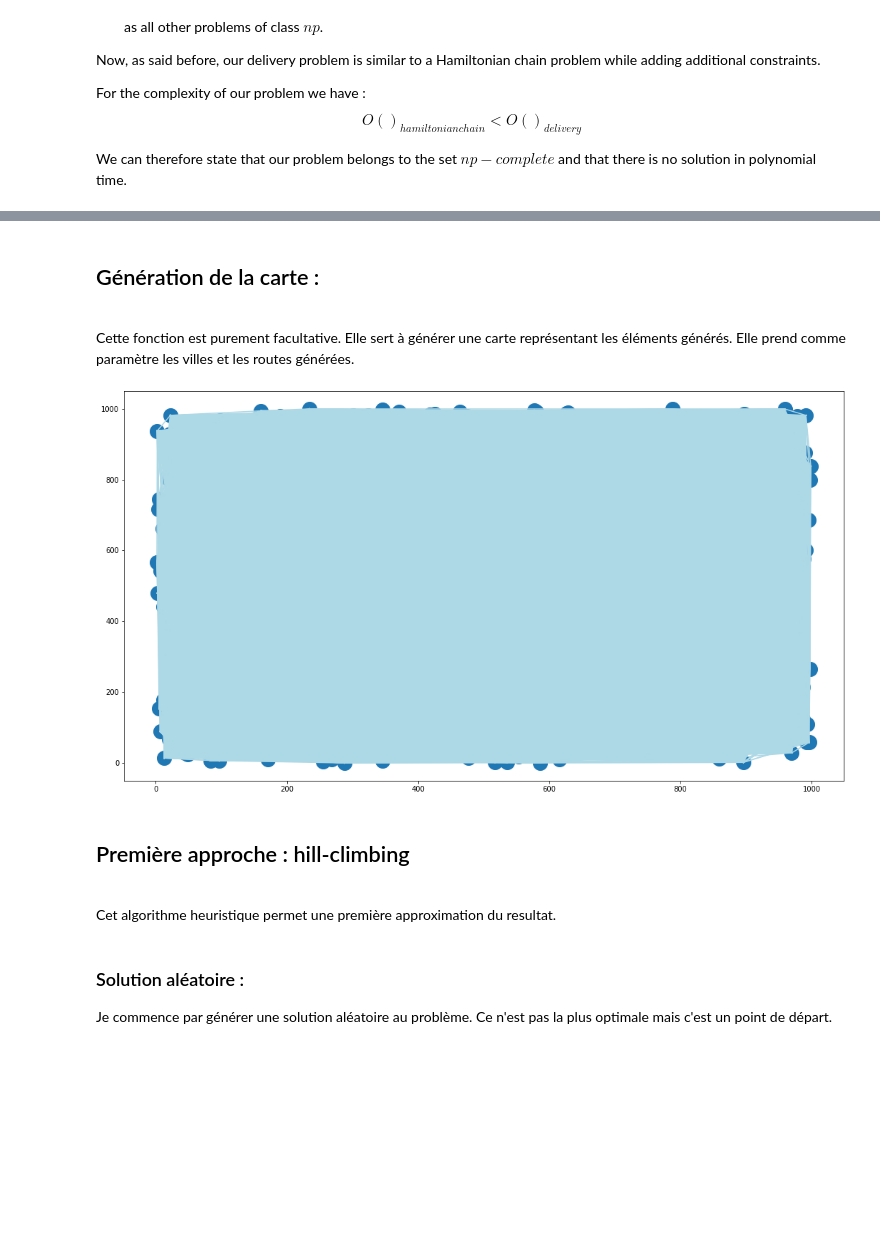
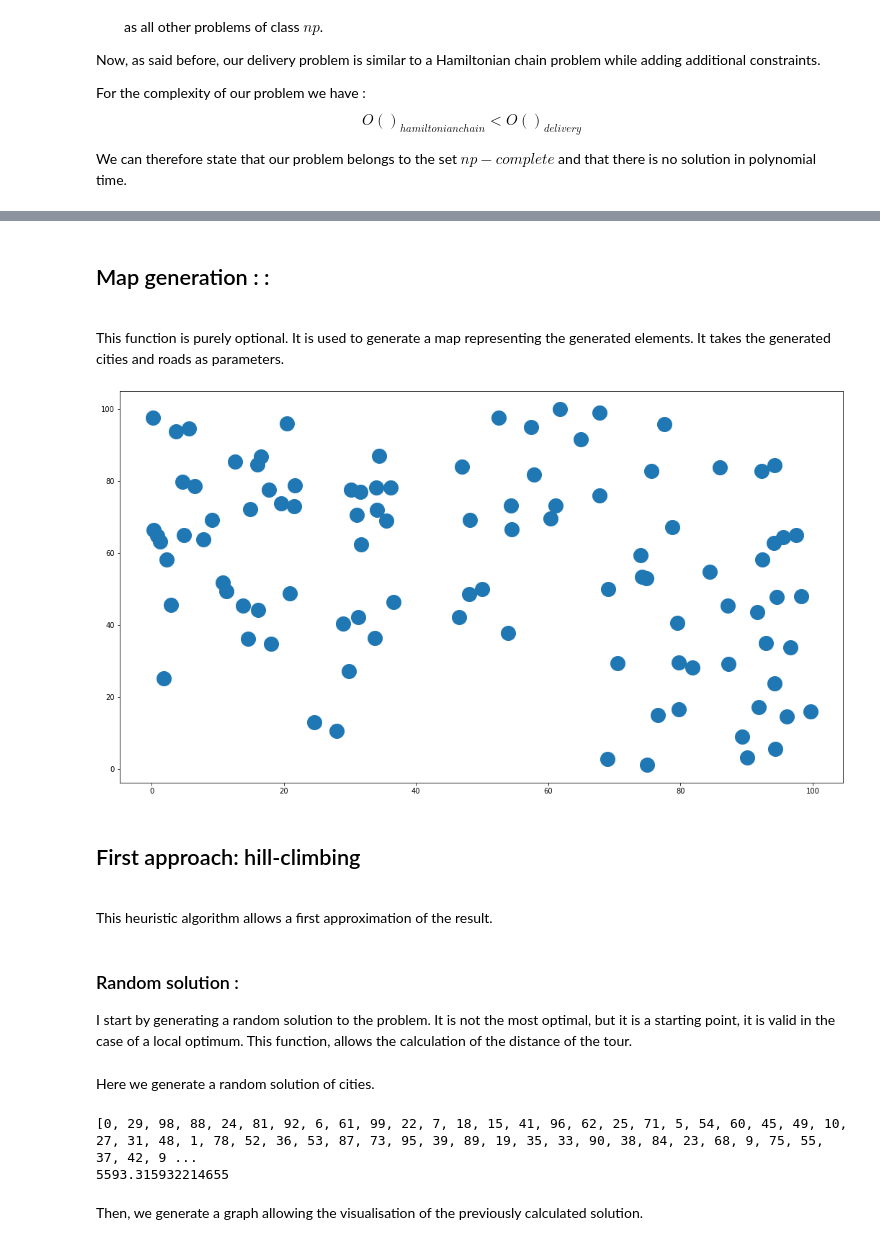
Before and after one commit to OscarPALISSOT/Routing_vehicule_problem_Python, a Jupyter notebook: Livrable2-EN.ipynb, the cells around one changed output, grey strips where cells are left out. Drawn from its saved outputs; the diff is of its cells as text; code cells hidden in the pictures; blank space fills up the shorter version.

```diff
--- a/Livrable2-EN.ipynb
+++ b/Livrable2-EN.ipynb
@@ -175,7 +198,9 @@ random.seed(a=3)
 # %%
 def generateVille(n):
-    x = [random.uniform(0, 1000) for n in range(n)]
-    y = [random.uniform(0, 1000) for n in range(n)]
+    x = [random.uniform(0, 100) for n in range(n)]
+    y = [random.uniform(0, 100) for n in range(n)]
+    x[0] = 50
+    y[0] = 50
     N = (x, y)
     return N
 # %% [markdown]
@@ -184,30 +209,24 @@ Nous générons ensuite les routes. La fonction **_generateRoutes_** renvoie un
 # %%
-def generateRoute(n, deltaPoids, probaNoRoute):
+def generateRoute(n, villes):
     matrice = []
-    ponderationVille = [i for i in range(deltaPoids)]
-    for _ in range(n):
-        proba = [round((1-probaNoRoute)/(len(ponderationVille)-1), 5) for n in range(len(ponderationVille))]
-        proba[0] = probaNoRoute
-        matrice.append(random.choices(ponderationVille, weights=proba, k=n))
+    for i in range(n):
+        d = [None]*n
+        for j in range(n):
+            dx = villes[0][j] - villes[0][i]
+            dy = villes[1][j] - villes[1][i]
+            d[j] = math.sqrt(dx * dx + dy * dy)
+        matrice.append(d)
     return matrice
 # %% [markdown]
-## Génération de la carte :
+## Map generation : :
 <br>
-Cette fonction est purement facultative. Elle sert à générer une carte représentant les éléments générés. Elle prend comme paramètre les villes et les routes générées.
+This function is purely optional. It is used to generate a map representing the generated elements. It takes the generated cities and roads as parameters.
 # %%
 villes = generateVille(n)
 
-routes = generateRoute(n, deltaPoids, probaNoRoute)
-
-villesCoor = {i: (villes[0][i], villes[1][i]) for i in range(len(villes[0]))}
+routes = generateRoute(n, villes)
 # %%
 def generateMap(villes, routes):
-    for x in range(len(villes[0])):
-        for y in range(len(villes[0])):
-            if (routes[x][y] != 0):
-                x_values = [villes[0][x], villes[0][y]]
-                y_values = [villes[1][x], villes[1][y]]
-                plt.plot(x_values, y_values, c='lightblue')
     plt.scatter(villes[0], villes[1],s=400)
     plt.gcf().set_size_inches(18, 10)
     plt.show()
@@ -228,4 +233,4 @@ def generateMapTest(villes, routes):
 # %%
-generateMapTest(villes, routes)
+generateMap(villes, routes)
 # %% [output]
-[figure, old version]
+[figure, new version]
@@ -234,7 +237,7 @@ generateMap(villes, routes)
-# %% [markdown]
-## Première approche :  hill-climbing
-<br>
-Cet algorithme heuristique permet une première approximation du resultat.
-# %% [markdown]
-### Solution aléatoire :
-Je commence par générer une solution aléatoire au problème. Ce n'est pas la plus optimale mais c'est un point de départ.
+# %% [markdown]
+## First approach: hill-climbing
+<br>
+This heuristic algorithm allows a first approximation of the result.
+# %% [markdown]
+### Random solution :
+I start by generating a random solution to the problem. It is not the most optimal, but it is a starting point, it is valid in the case of a local optimum. This function, allows the calculation of the distance of the tour.
@@ -240,0 +253,18 @@ Je commence par générer une solution aléatoire au problème. Ce n'est pas la
+# %% [markdown]
+Here we generate a random solution of cities.
+# %%
+def randomSolution():
+    listeVille = [i for i in range(len(villes[0]))]
+    firstTournee = random.sample(listeVille[1:], n-1)
+    firstTournee.insert(0, 0)
+    firstTournee.append(0)
+    return firstTournee
+
+firstTournee = randomSolution()
+print(firstTournee)
+print(distanceTournee(firstTournee))
+# %% [output]
+[0, 29, 98, 88, 24, 81, 92, 6, 61, 99, 22, 7, 18, 15, 41, 96, 62, 25, 71, 5, 54, 60, 45, 49, 10, 27, 31, 48, 1, 78, 52, 36, 53, 87, 73, 95, 39, 89, 19, 35, 33, 90, 38, 84, 23, 68, 9, 75, 55, 37, 42, 9 ...
+5593.315932214655
+# %% [markdown]
+Then, we generate a graph allowing the visualisation of the previously calculated solution.
```
Also changed, not shown: parts of 33 cells of this notebook, 1 other file.
